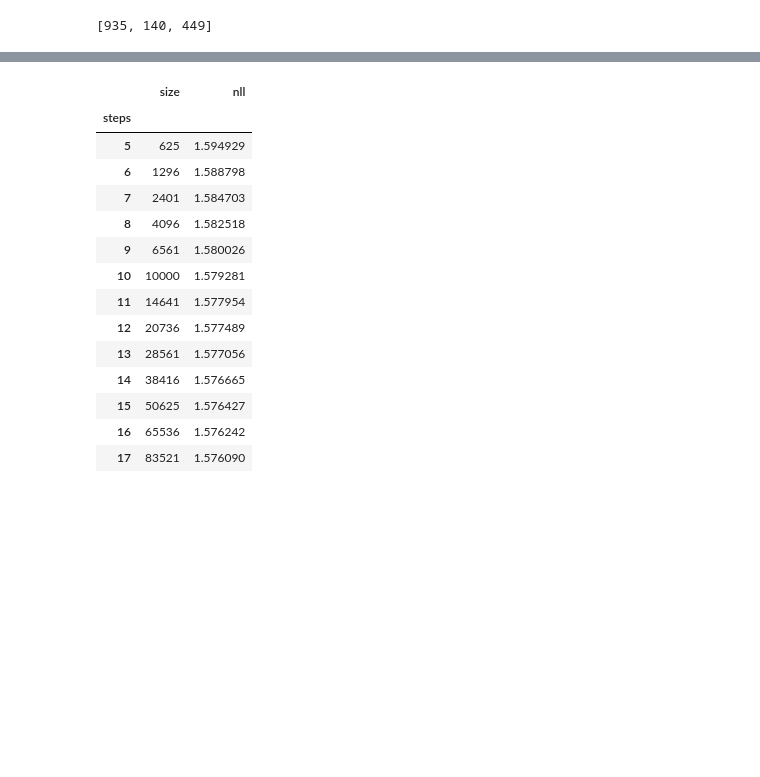
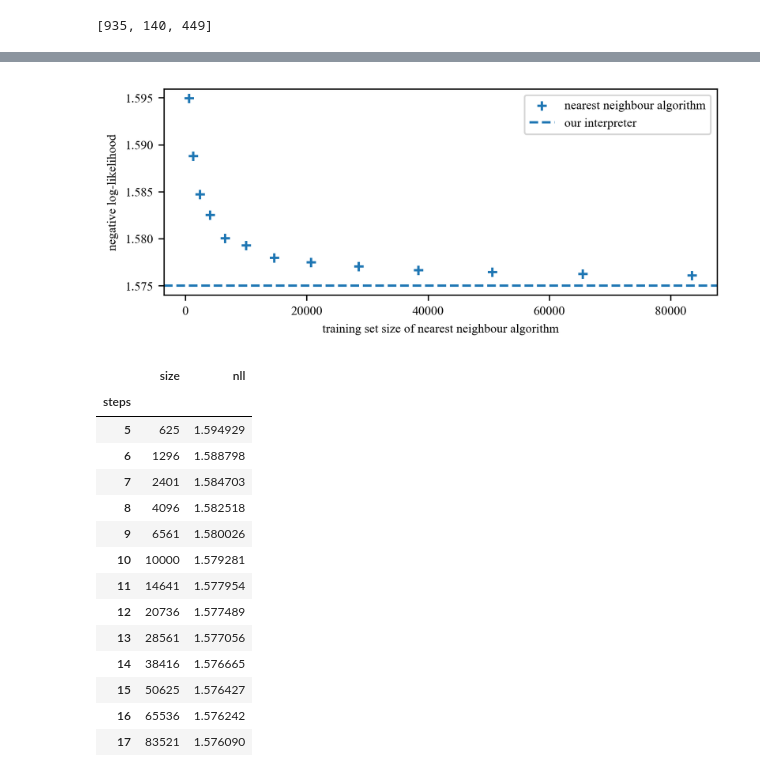
Before and after one commit to podondra/calibration, a Jupyter notebook: experiment.ipynb, the cells around one changed output, grey strips where cells are left out. Cells and saved outputs as stored; diff of their text form; code cells hidden in the pictures; blank space fills up the shorter version.

```diff
--- a/experiment.ipynb
+++ b/experiment.ipynb
@@ -136,3 +154,15 @@ nll_neighbour
+# %%
+_, ax = plt.subplots(figsize=(5.5, (2 / 3) * (PHI - 1) * 5.5), constrained_layout=True)
+size = [s ** 4 for s in steps]
+ax.scatter(size, nll_neighbour, marker="+", label="nearest neighbour algorithm")
+ax.axhline(round(nll_mdn.item(), 3), ls="--", label="our interpreter")
+ax.set_xlabel("training set size of nearest neighbour algorithm")
+ax.set_ylabel("negative log-likelihood")
+ax.legend()
+ax.yaxis.set_major_formatter(ticker.StrMethodFormatter("{x:.3f}"))
+plt.savefig("figures/neighbour.pdf")
+# %% [output]
+[figure, added]
 # %%
 df = pd.DataFrame.from_dict({"steps": steps,
                              "size": size,
```
Also changed, not shown: parts of 36 cells of this notebook, 3 other files.
